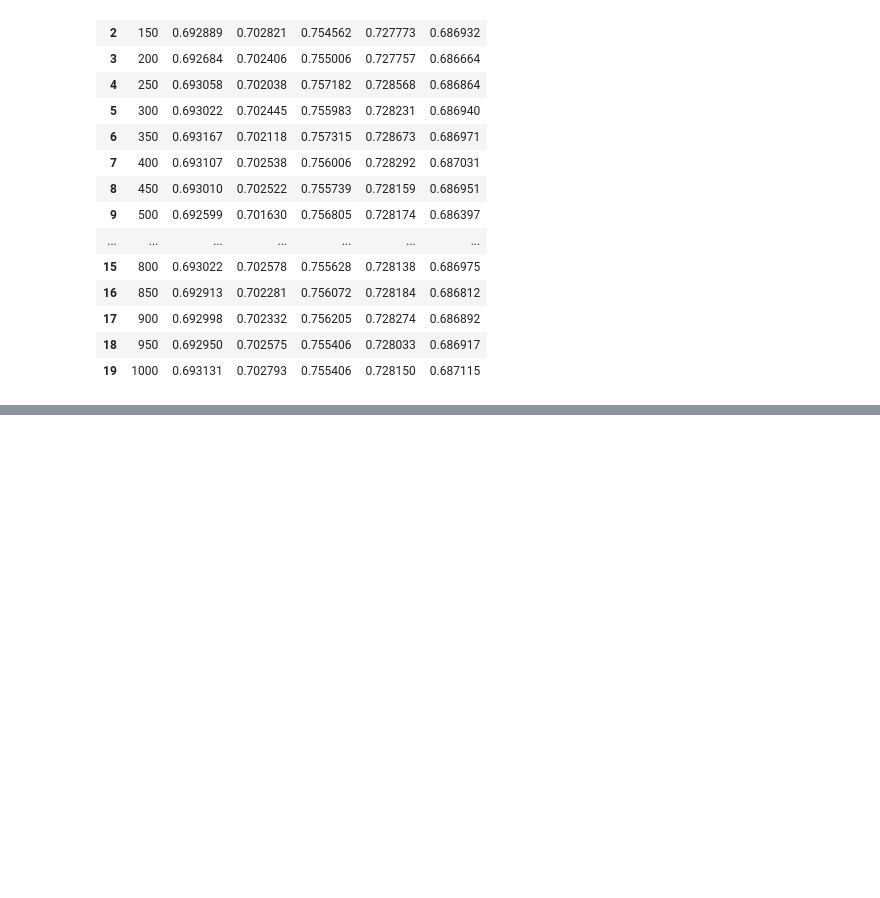
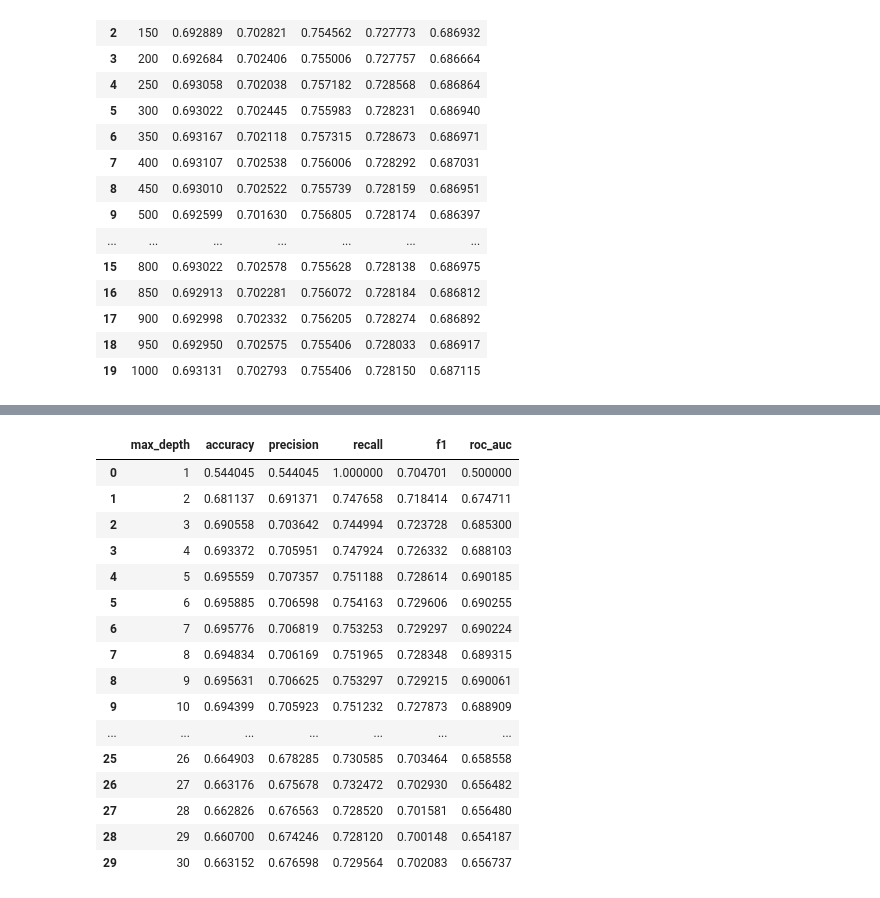
Before and after one commit to sariaslaso/retention_prediction, a Jupyter notebook: customer_churn_tfdf.ipynb, the cells around one changed output, grey strips where cells are left out. Saved outputs shown, nothing was run; the diff lists cells and outputs as text; code cells hidden in the pictures; blank space fills up the shorter version.

```diff
--- a/customer_churn_tfdf.ipynb
+++ b/customer_churn_tfdf.ipynb
@@ -357,0 +398,30 @@ trained forest with max_depth of 3
+# %%
+metrics_GBT = {
+    "max_depth": [a for a, _ in accuracy],
+    "accuracy": [a for _, a in accuracy],
+    "precision": [a for _, a in precision],
+    "recall": [a for _, a in recall],
+    "f1": [a for _, a in f1],
+    "roc_auc": [a for _, a in roc_auc],
+}
+# %%
+metrics_GBT_df = pd.DataFrame(metrics_GBT)
+metrics_GBT_df
+# %% [output]
+|  | max_depth | accuracy | precision | recall | f1 | roc_auc |
+| 0 | 1 | 0.544045 | 0.544045 | 1.000000 | 0.704701 | 0.500000 |
+| 1 | 2 | 0.681137 | 0.691371 | 0.747658 | 0.718414 | 0.674711 |
+| 2 | 3 | 0.690558 | 0.703642 | 0.744994 | 0.723728 | 0.685300 |
+| 3 | 4 | 0.693372 | 0.705951 | 0.747924 | 0.726332 | 0.688103 |
+| 4 | 5 | 0.695559 | 0.707357 | 0.751188 | 0.728614 | 0.690185 |
+| 5 | 6 | 0.695885 | 0.706598 | 0.754163 | 0.729606 | 0.690255 |
+| 6 | 7 | 0.695776 | 0.706819 | 0.753253 | 0.729297 | 0.690224 |
+| 7 | 8 | 0.694834 | 0.706169 | 0.751965 | 0.728348 | 0.689315 |
+| 8 | 9 | 0.695631 | 0.706625 | 0.753297 | 0.729215 | 0.690061 |
+| 9 | 10 | 0.694399 | 0.705923 | 0.751232 | 0.727873 | 0.688909 |
+| ... | ... | ... | ... | ... | ... | ... |
+| 25 | 26 | 0.664903 | 0.678285 | 0.730585 | 0.703464 | 0.658558 |
+| 26 | 27 | 0.663176 | 0.675678 | 0.732472 | 0.702930 | 0.656482 |
+| 27 | 28 | 0.662826 | 0.676563 | 0.728520 | 0.701581 | 0.656480 |
+| 28 | 29 | 0.660700 | 0.674246 | 0.728120 | 0.700148 | 0.654187 |
+| 29 | 30 | 0.663152 | 0.676598 | 0.729564 | 0.702083 | 0.656737 |
```
Also changed, not shown: parts of 12 cells of this notebook.
